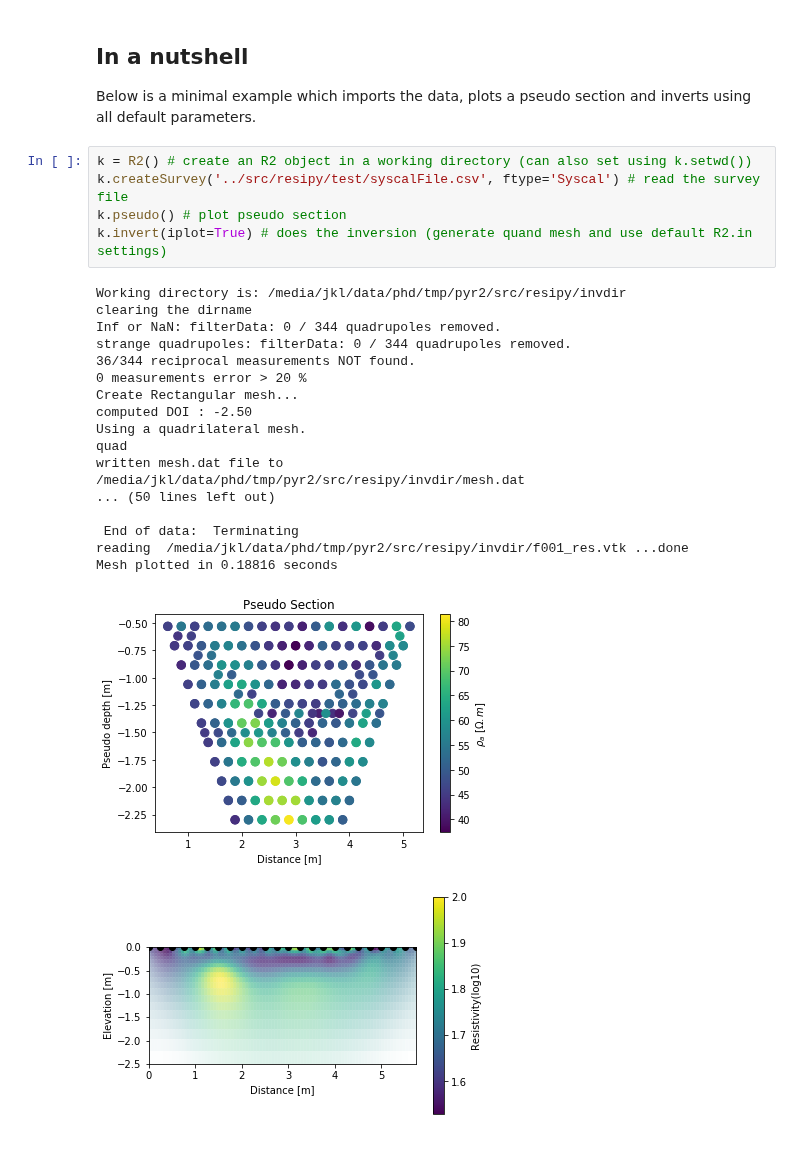
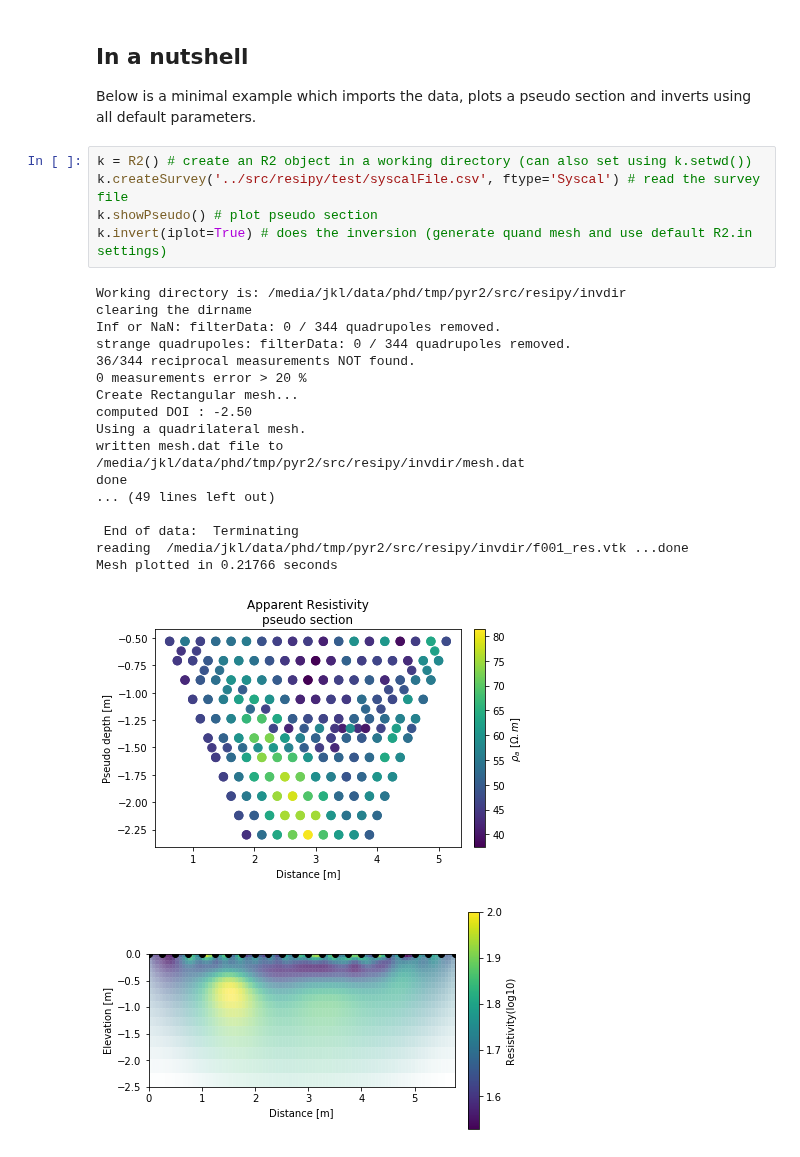
Before and after one commit to hkexgroup/resipy, a Jupyter notebook: jupyter-notebook/01getting-started.ipynb, the cells around one changed output. Drawn from its saved outputs; the diff is of its cells as text.

```diff
--- a/jupyter-notebook/01getting-started.ipynb
+++ b/jupyter-notebook/01getting-started.ipynb
@@ -178,25 +180,25 @@ Below is a minimal example which imports the data, plots a pseudo section and in
 # %%
 k = R2() # create an R2 object in a working directory (can also set using k.setwd())
 k.createSurvey('../src/resipy/test/syscalFile.csv', ftype='Syscal') # read the survey file
-k.pseudo() # plot pseudo section
+k.showPseudo() # plot pseudo section
 k.invert(iplot=True) # does the inversion (generate quand mesh and use default R2.in settings)
 # %% [output]
 Working directory is: /media/jkl/data/phd/tmp/pyr2/src/resipy/invdir
 clearing the dirname
 Inf or NaN: filterData: 0 / 344 quadrupoles removed.
 strange quadrupoles: filterData: 0 / 344 quadrupoles removed.
 36/344 reciprocal measurements NOT found.
 0 measurements error > 20 %
 Create Rectangular mesh...
 computed DOI : -2.50
 Using a quadrilateral mesh.
-quad
 written mesh.dat file to
 /media/jkl/data/phd/tmp/pyr2/src/resipy/invdir/mesh.dat
-... (50 lines left out)
+done
+... (49 lines left out)
 
  End of data:  Terminating
 reading  /media/jkl/data/phd/tmp/pyr2/src/resipy/invdir/f001_res.vtk ...done
-Mesh plotted in 0.18816 seconds
+Mesh plotted in 0.21766 seconds
-[figure, old version]
+[figure, new version]
-[figure, old version]
+[figure, new version]
```
Also changed, not shown: parts of 14 cells of this notebook, 6 other files.
